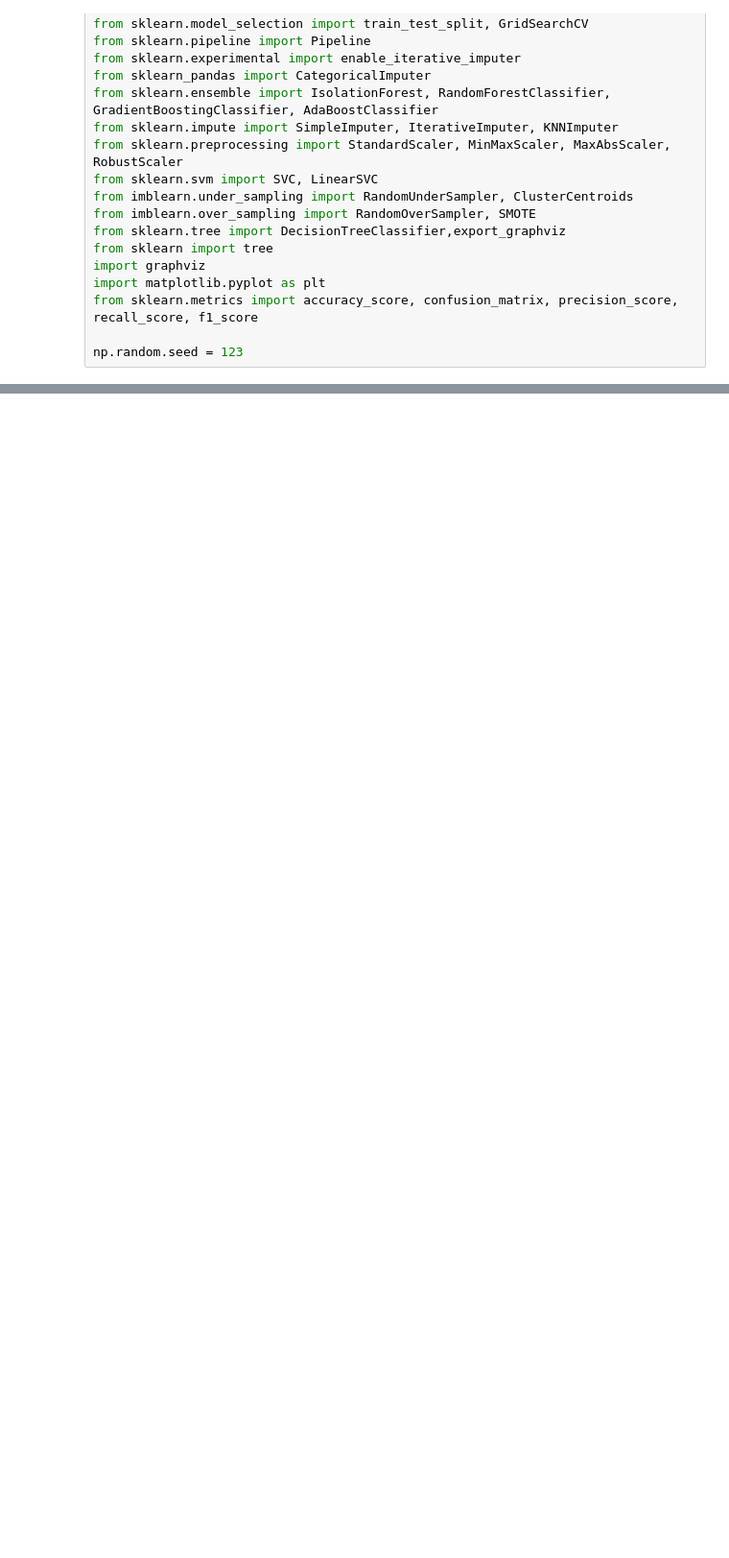
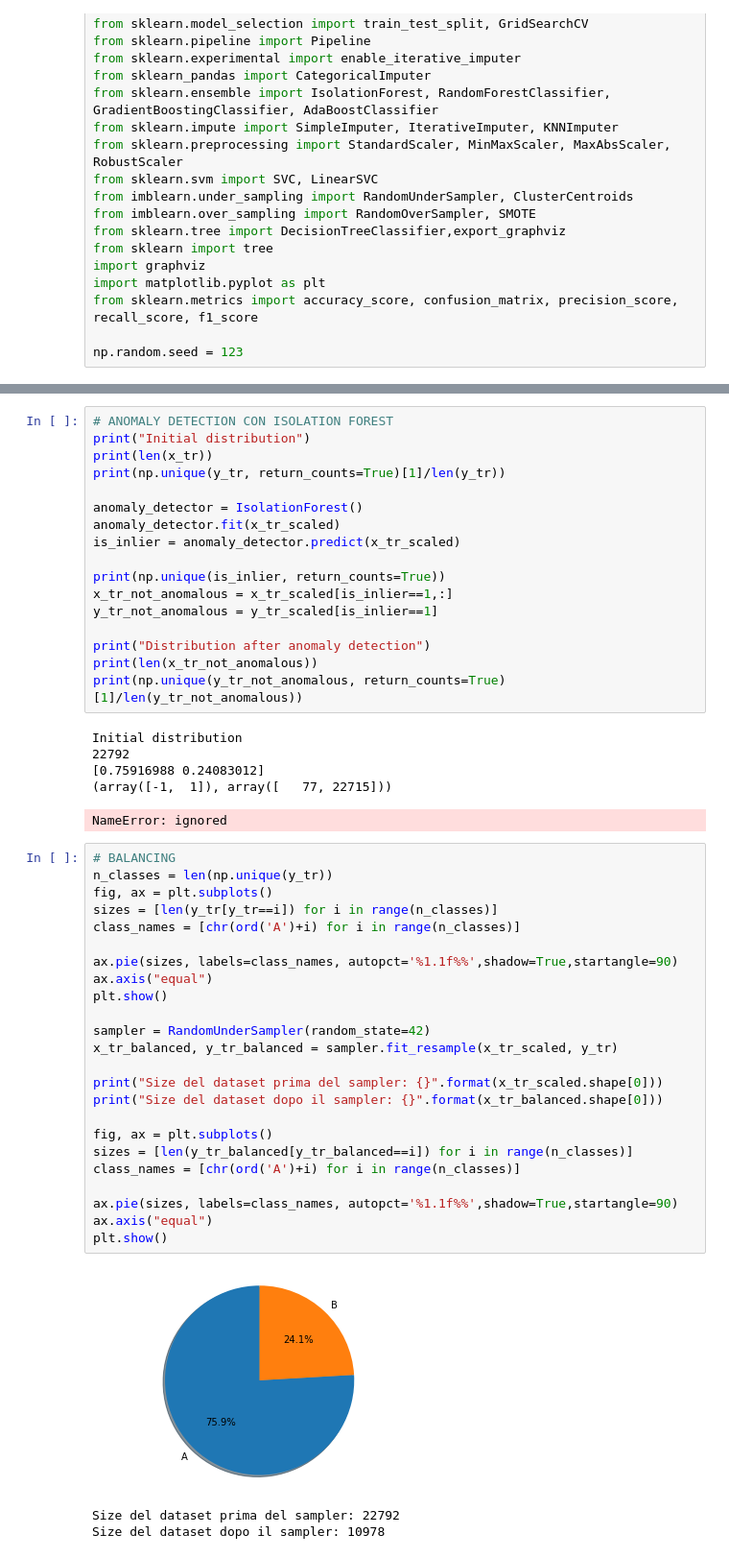
Before and after one commit to GiulioAppetito/Progetto-MOBD-21-22, a Jupyter notebook: prova3.ipynb, the cells around one changed output, grey strips where cells are left out. Shown: that part at 96% size. Saved outputs shown, nothing was run; the diff lists cells and outputs as text; blank space fills up the shorter version.

```diff
--- a/prova3.ipynb
+++ b/prova3.ipynb
@@ -130,0 +168,51 @@ print(final_df.head())
+# %%
+# ANOMALY DETECTION CON ISOLATION FOREST
+print("Initial distribution")
+print(len(x_tr))
+print(np.unique(y_tr, return_counts=True)[1]/len(y_tr))
+
+anomaly_detector = IsolationForest()
+anomaly_detector.fit(x_tr_scaled)
+is_inlier = anomaly_detector.predict(x_tr_scaled)
+
+print(np.unique(is_inlier, return_counts=True))
+x_tr_not_anomalous = x_tr_scaled[is_inlier==1,:]
+y_tr_not_anomalous = y_tr_scaled[is_inlier==1]
+
+print("Distribution after anomaly detection")
+print(len(x_tr_not_anomalous))
+print(np.unique(y_tr_not_anomalous, return_counts=True)[1]/len(y_tr_not_anomalous))
+# %% [output]
+Initial distribution
+22792
+[0.75916988 0.24083012]
+(array([-1,  1]), array([   77, 22715]))
+NameError: ignored
+# %%
+# BALANCING
+n_classes = len(np.unique(y_tr))
+fig, ax = plt.subplots()
+sizes = [len(y_tr[y_tr==i]) for i in range(n_classes)]
+class_names = [chr(ord('A')+i) for i in range(n_classes)]
+
+ax.pie(sizes, labels=class_names, autopct='%1.1f%%',shadow=True,startangle=90)
+ax.axis("equal")
+plt.show()
+
+sampler = RandomUnderSampler(random_state=42)
+x_tr_balanced, y_tr_balanced = sampler.fit_resample(x_tr_scaled, y_tr)
+
+print("Size del dataset prima del sampler: {}".format(x_tr_scaled.shape[0]))
+print("Size del dataset dopo il sampler: {}".format(x_tr_balanced.shape[0]))
+
+fig, ax = plt.subplots()
+sizes = [len(y_tr_balanced[y_tr_balanced==i]) for i in range(n_classes)]
+class_names = [chr(ord('A')+i) for i in range(n_classes)]
+
+ax.pie(sizes, labels=class_names, autopct='%1.1f%%',shadow=True,startangle=90)
+ax.axis("equal")
+plt.show()
+# %% [output]
+[figure, added]
+Size del dataset prima del sampler: 22792
+Size del dataset dopo il sampler: 10978
```
Also changed, not shown: parts of 4 cells of this notebook.
